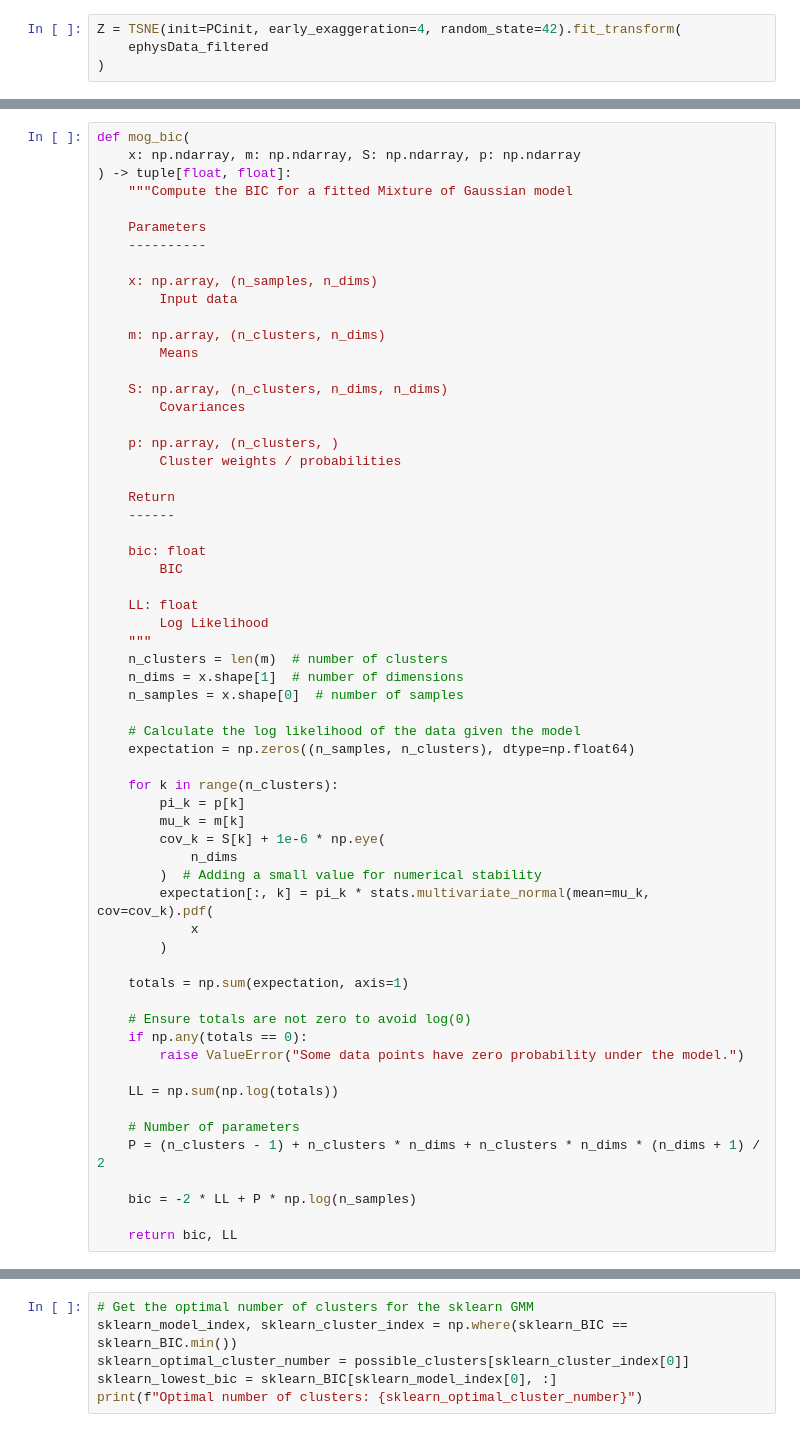
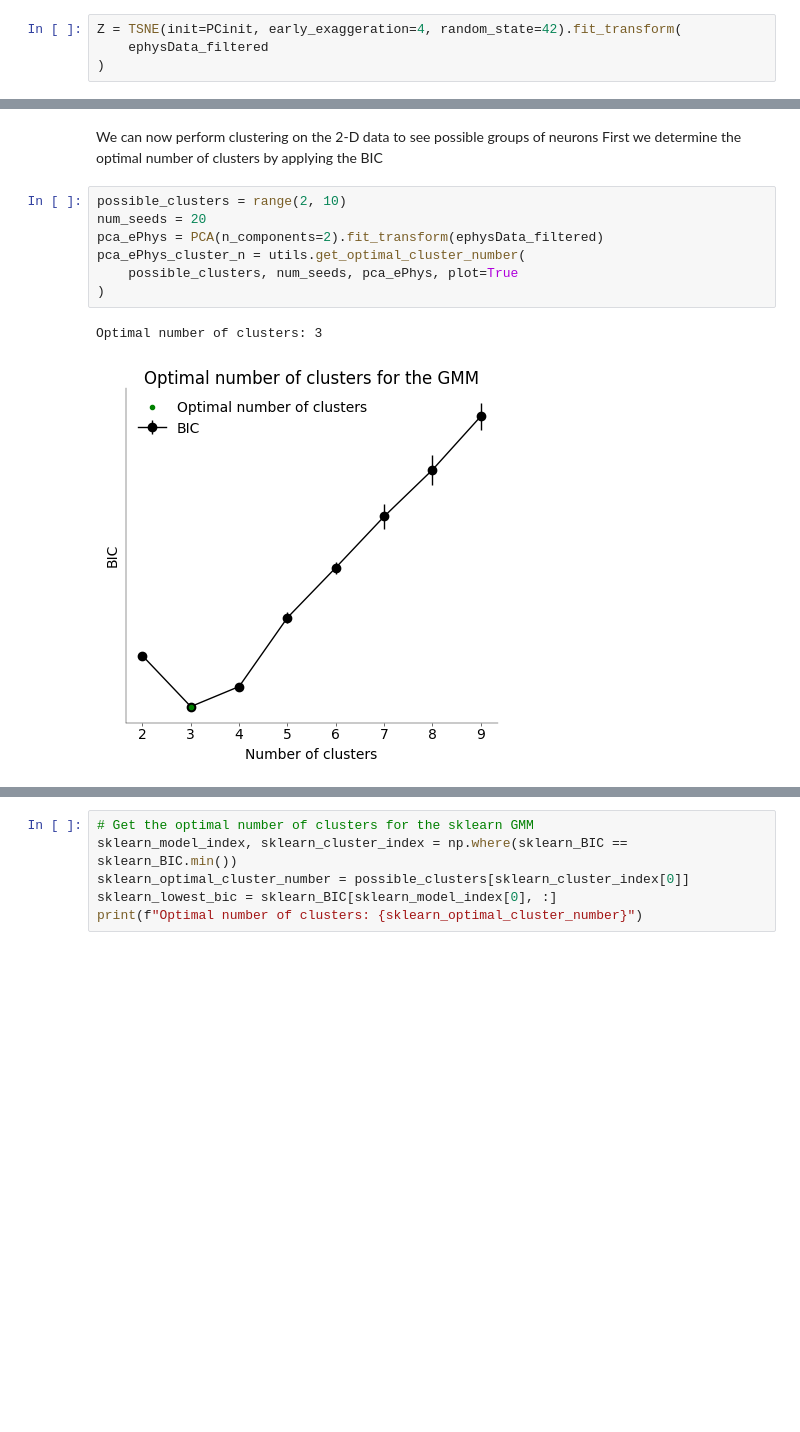
Before and after one commit to Artemii-Shlychkov/NDS_project, a Jupyter notebook: notebooks/Practical_notebook.ipynb, the cells around one changed output, grey strips where cells are left out. Cells and saved outputs as stored; diff of their text form; blank space fills up the shorter version.

```diff
--- a/notebooks/Practical_notebook.ipynb
+++ b/notebooks/Practical_notebook.ipynb
@@ -356,64 +378,16 @@ ax[1].set_title("tSNE of ephys data")
 plt.tight_layout()
 # %% [output]
 [figure]
-# %%
-def mog_bic(
-    x: np.ndarray, m: np.ndarray, S: np.ndarray, p: np.ndarray
-) -> tuple[float, float]:
-    """Compute the BIC for a fitted Mixture of Gaussian model
-
-    Parameters
-    ----------
-
-    x: np.array, (n_samples, n_dims)
-        Input data
-
-    m: np.array, (n_clusters, n_dims)
-        Means
-
-    S: np.array, (n_clusters, n_dims, n_dims)
-        Covariances
-
-    p: np.array, (n_clusters, )
-        Cluster weights / probabilities
-
-    Return
-    ------
-
-    bic: float
-        BIC
-
-    LL: float
-        Log Likelihood
-    """
-    n_clusters = len(m)  # number of clusters
-    n_dims = x.shape[1]  # number of dimensions
-    n_samples = x.shape[0]  # number of samples
-
-    # Calculate the log likelihood of the data given the model
-    expectation = np.zeros((n_samples, n_clusters), dtype=np.float64)
-
-    for k in range(n_clusters):
-        pi_k = p[k]
-        mu_k = m[k]
-        cov_k = S[k] + 1e-6 * np.eye(
-            n_dims
-        )  # Adding a small value for numerical stability
-        expectation[:, k] = pi_k * stats.multivariate_normal(mean=mu_k, cov=cov_k).pdf(
-            x
-        )
-
-    totals = np.sum(expectation, axis=1)
-
-    # Ensure totals are not zero to avoid log(0)
-    if np.any(totals == 0):
-        raise ValueError("Some data points have zero probability under the model.")
-
-    LL = np.sum(np.log(totals))
-
-    # Number of parameters
-    P = (n_clusters - 1) + n_clusters * n_dims + n_clusters * n_dims * (n_dims + 1) / 2
-
-    bic = -2 * LL + P * np.log(n_samples)
-
-    return bic, LL
+# %% [markdown]
+We can now perform clustering on the 2-D data to see possible groups of neurons
+First we determine the optimal number of clusters by applying the BIC
+# %%
+possible_clusters = range(2, 10)
+num_seeds = 20
+pca_ePhys = PCA(n_components=2).fit_transform(ephysData_filtered)
+pca_ePhys_cluster_n = utils.get_optimal_cluster_number(
+    possible_clusters, num_seeds, pca_ePhys, plot=True
+)
+# %% [output]
+Optimal number of clusters: 3
+[figure, added]
```
Also changed, not shown: parts of 13 cells of this notebook, 1 other file.
